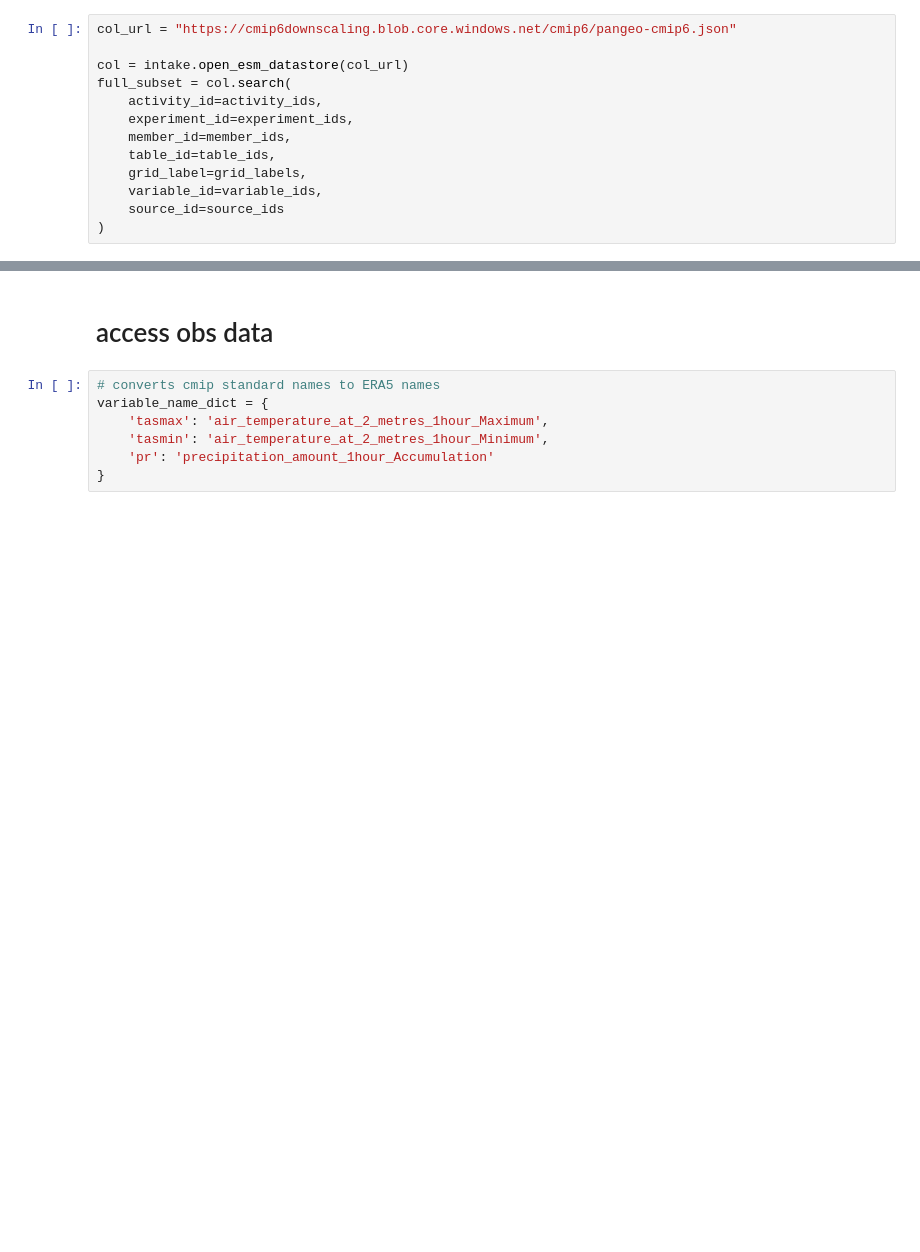
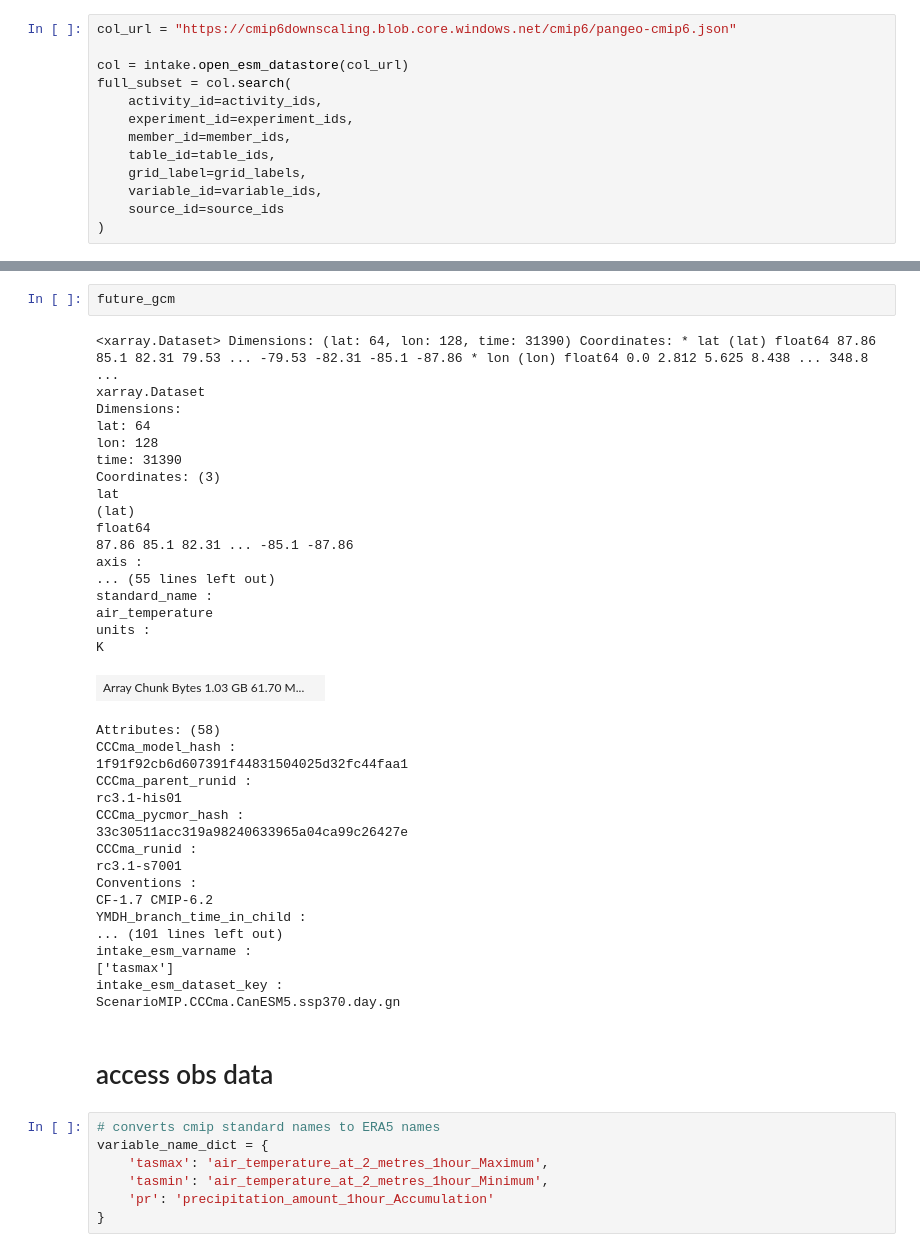
Before and after one commit to carbonplan/cmip6-downscaling, a Jupyter notebook: notebooks/gard_workflow.ipynb, the cells around one changed output, grey strips where cells are left out. Drawn from its saved outputs; the diff is of its cells as text; blank space fills up the shorter version.

```diff
--- a/notebooks/gard_workflow.ipynb
+++ b/notebooks/gard_workflow.ipynb
@@ -71,3 +131,41 @@ dict_keys(['ScenarioMIP.CCCma.CanESM5.ssp370.day.gn', 'CMIP.CCCma.CanESM5.histor
+# %%
+future_gcm
+# %% [output]
+<xarray.Dataset> Dimensions: (lat: 64, lon: 128, time: 31390) Coordinates: * lat (lat) float64 87.86 85.1 82.31 79.53 ... -79.53 -82.31 -85.1 -87.86 * lon (lon) float64 0.0 2.812 5.625 8.438 ... 348.8 ...
+xarray.Dataset
+Dimensions:
+lat: 64
+lon: 128
+time: 31390
+Coordinates: (3)
+lat
+(lat)
+float64
+87.86 85.1 82.31 ... -85.1 -87.86
+axis :
+... (55 lines left out)
+standard_name :
+air_temperature
+units :
+K
+| Array Chunk Bytes 1.03 GB 61.70 M... |  |
+Attributes: (58)
+CCCma_model_hash :
+1f91f92cb6d607391f44831504025d32fc44faa1
+CCCma_parent_runid :
+rc3.1-his01
+CCCma_pycmor_hash :
+33c30511acc319a98240633965a04ca99c26427e
+CCCma_runid :
+rc3.1-s7001
+Conventions :
+CF-1.7 CMIP-6.2
+YMDH_branch_time_in_child :
+... (101 lines left out)
+intake_esm_varname :
+['tasmax']
+intake_esm_dataset_key :
+ScenarioMIP.CCCma.CanESM5.ssp370.day.gn
 # %% [markdown]
 # access obs data
 # %%
```
Also changed, not shown: parts of 40 cells of this notebook.
